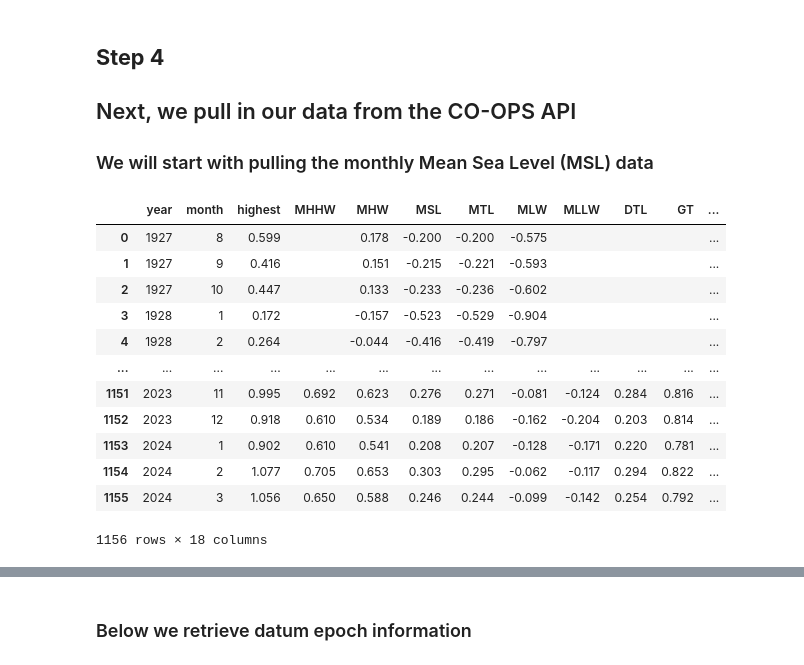
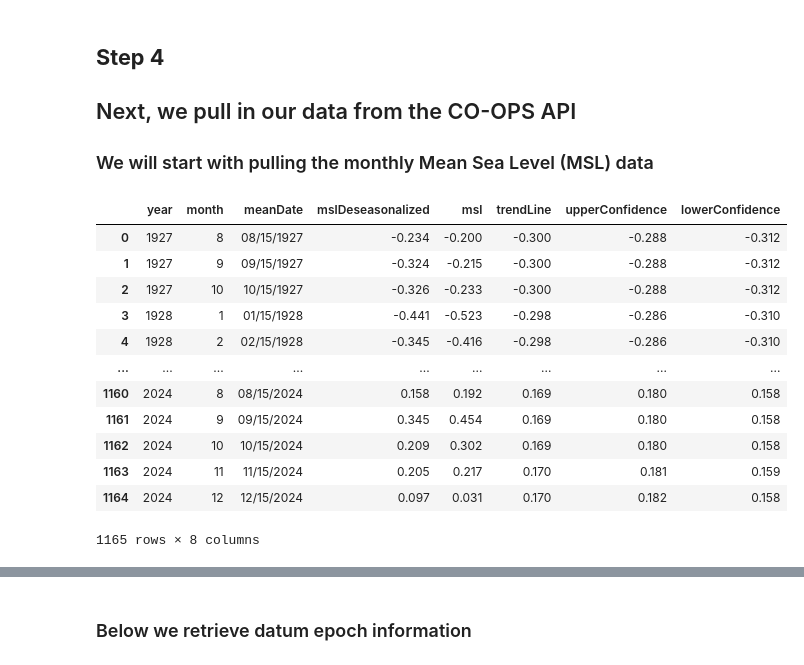
Before and after one commit to NOAA-CO-OPS/Coastal_Hazards_Example_Notebooks, a Jupyter notebook: Sea_Level_Rise_Station_Exploration_Notebook/Sea_Level_Rise_Station_Exploration_Notebook.ipynb, the cells around one changed output, grey strips where cells are left out. Cells and saved outputs as stored; diff of their text form; code cells hidden in the pictures.

Commit message:
Updated existing and adding new notebooks to repository

```diff
--- a/Sea_Level_Rise_Station_Exploration_Notebook/Sea_Level_Rise_Station_Exploration_Notebook.ipynb
+++ b/Sea_Level_Rise_Station_Exploration_Notebook/Sea_Level_Rise_Station_Exploration_Notebook.ipynb
@@ -124,56 +178,57 @@ units = 'metric'
 ### We will start with pulling the monthly Mean Sea Level (MSL) data
 # %%
 # @title
-#begin and end date can be adjusted
 
-#some stations have a different pre-defined start date to work within this notebook
-#eg: https://api.tidesandcurrents.noaa.gov/api/prod/datagetter?begin_date=19000101&end_date=20221231&station=8638610&product=monthly_mean&datum=msl&time_zone=gmt&units=english&format=json
+product='sealvltrends'
+datum = 'msl'
 
-#Seward, AK: removing data prior to earthquake https://tidesandcurrents.noaa.gov/sltrends/sltrends_station.shtml?id=9455090
-if station == '9455090':
-    begin_date = "19640201"
-# Redwood City, CA: Sporatic data prior to 1990 making it difficult to visualize the data
-elif station == '9414523':
-    begin_date = "19000101"
-else:
-  begin_date = "19000101"
-end_date = "20240501"
-product = "monthly_mean"
-datum = "msl"
-server = "https://api.tidesandcurrents.noaa.gov/api/prod/datagetter?"
+server = 'https://api.tidesandcurrents.noaa.gov/dpapi/prod/webapi/product/'
+try:
+  myurl = server + product+'.json?station='+station+'&details=monthlymeans&datum='+datum+'&units='+units+'&trendType=single'
 
-myurl = (server + "begin_date=" + begin_date +"&end_date=" + end_date +"&station=" + station +
-         "&product=" + product +"&datum=" + datum + "&time_zone=gmt&units="+units+"&format=json")
+  # Use "requests" to get the Monthly MSL Data
+  urlResponse = requests.get(myurl)
+  content=urlResponse.json()
 
-# Use "requests" to get the Monthly MSL Data
-urlResponse = requests.get(myurl)
-content=urlResponse.json()
+  # Assign data to variables.
+  mydata = content['data']
+  is_single_trend = True
 
-# Assign data to variables.
-mydata = content['data']
-mymeta= content['metadata']
+except:
+  print('This station does not have a single trend. Grabbing monthly means from split trend.')
+  myurl = server + product+'.json?station='+station+'&details=monthlymeans&datum='+datum+'&units='+units+'&trendType=split'
+  is_single_trend = False
+  my_single_trend = pd.DataFrame()
+  # Use "requests" to get the Monthly MSL Data
+  urlResponse = requests.get(myurl)
+  content=urlResponse.json()
 
-station_name=mymeta['name']
-station_id=mymeta['id']
+  # Assign data to variables.
+  mydata = content['data']
+station_name = content['stationName']
 
 # Make it a Dataframe
 mydf = pd.DataFrame(mydata)
 
 last_year = int(mydf['year'].iloc[-1])
+
+#have data end at the end of 2024
+mydf = mydf[mydf['year']<2025]
+
 #check out dataframe
 mydf
 # %% [output]
-|  | year | month | highest | MHHW | MHW | MSL | MTL | MLW | MLLW | DTL | GT | ... |
-| 0 | 1927 | 8 | 0.599 |  | 0.178 | -0.200 | -0.200 | -0.575 |  |  |  | ... |
-| 1 | 1927 | 9 | 0.416 |  | 0.151 | -0.215 | -0.221 | -0.593 |  |  |  | ... |
-| 2 | 1927 | 10 | 0.447 |  | 0.133 | -0.233 | -0.236 | -0.602 |  |  |  | ... |
-| 3 | 1928 | 1 | 0.172 |  | -0.157 | -0.523 | -0.529 | -0.904 |  |  |  | ... |
-| 4 | 1928 | 2 | 0.264 |  | -0.044 | -0.416 | -0.419 | -0.797 |  |  |  | ... |
-| ... | ... | ... | ... | ... | ... | ... | ... | ... | ... | ... | ... | ... |
-| 1151 | 2023 | 11 | 0.995 | 0.692 | 0.623 | 0.276 | 0.271 | -0.081 | -0.124 | 0.284 | 0.816 | ... |
-| 1152 | 2023 | 12 | 0.918 | 0.610 | 0.534 | 0.189 | 0.186 | -0.162 | -0.204 | 0.203 | 0.814 | ... |
-| 1153 | 2024 | 1 | 0.902 | 0.610 | 0.541 | 0.208 | 0.207 | -0.128 | -0.171 | 0.220 | 0.781 | ... |
-| 1154 | 2024 | 2 | 1.077 | 0.705 | 0.653 | 0.303 | 0.295 | -0.062 | -0.117 | 0.294 | 0.822 | ... |
-| 1155 | 2024 | 3 | 1.056 | 0.650 | 0.588 | 0.246 | 0.244 | -0.099 | -0.142 | 0.254 | 0.792 | ... |
+|  | year | month | meanDate | mslDeseasonalized | msl | trendLine | upperConfidence | lowerConfidence |
+| 0 | 1927 | 8 | 08/15/1927 | -0.234 | -0.200 | -0.300 | -0.288 | -0.312 |
+| 1 | 1927 | 9 | 09/15/1927 | -0.324 | -0.215 | -0.300 | -0.288 | -0.312 |
+| 2 | 1927 | 10 | 10/15/1927 | -0.326 | -0.233 | -0.300 | -0.288 | -0.312 |
+| 3 | 1928 | 1 | 01/15/1928 | -0.441 | -0.523 | -0.298 | -0.286 | -0.310 |
+| 4 | 1928 | 2 | 02/15/1928 | -0.345 | -0.416 | -0.298 | -0.286 | -0.310 |
+| ... | ... | ... | ... | ... | ... | ... | ... | ... |
+| 1160 | 2024 | 8 | 08/15/2024 | 0.158 | 0.192 | 0.169 | 0.180 | 0.158 |
+| 1161 | 2024 | 9 | 09/15/2024 | 0.345 | 0.454 | 0.169 | 0.180 | 0.158 |
+| 1162 | 2024 | 10 | 10/15/2024 | 0.209 | 0.302 | 0.169 | 0.180 | 0.158 |
+| 1163 | 2024 | 11 | 11/15/2024 | 0.205 | 0.217 | 0.170 | 0.181 | 0.159 |
+| 1164 | 2024 | 12 | 12/15/2024 | 0.097 | 0.031 | 0.170 | 0.182 | 0.158 |
-1156 rows × 18 columns
+1165 rows × 8 columns
 # %% [markdown]
```
Also changed, not shown: parts of 54 cells of this notebook, 25 other files.
